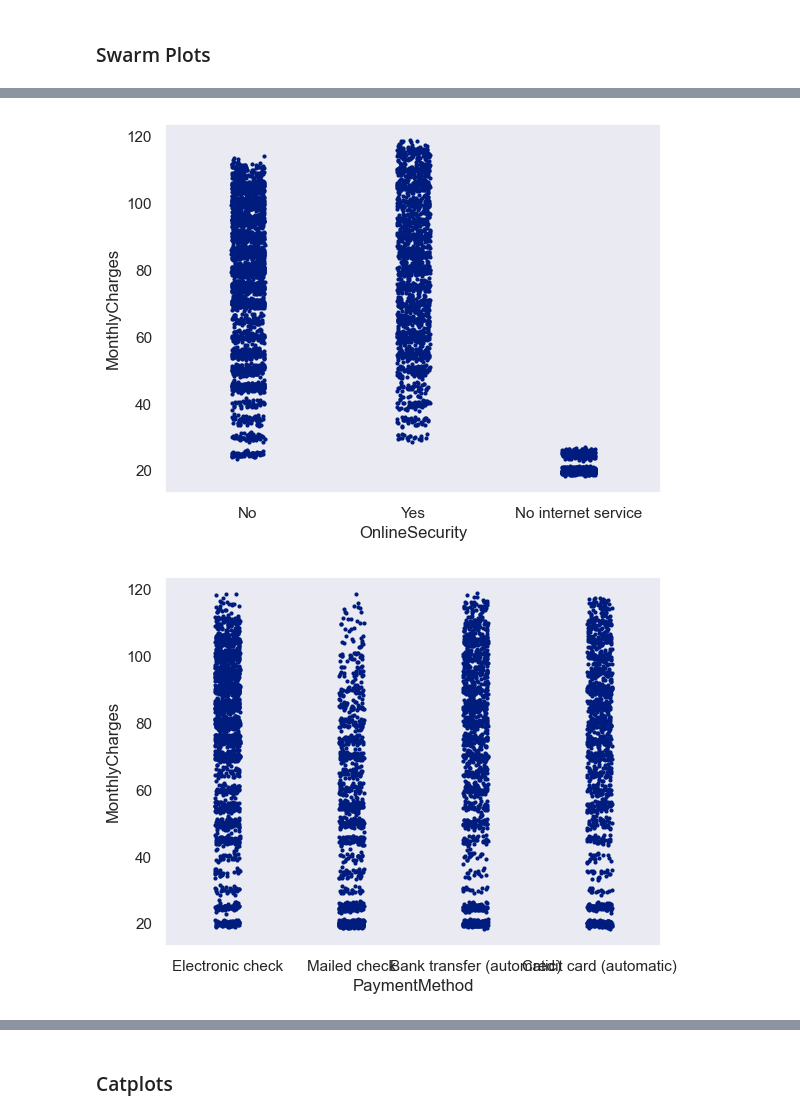
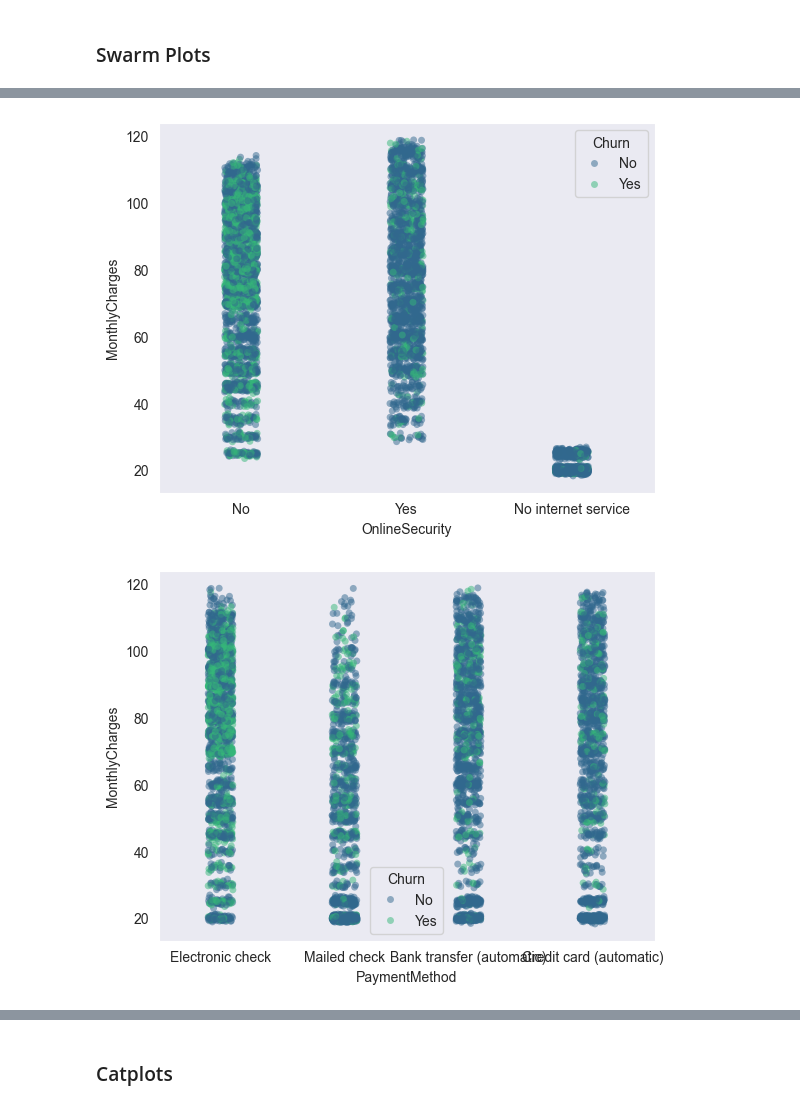
Before and after one commit to DerekSanchez/241117-Telco-Customer-Churn, a Jupyter notebook: notebooks/EDA.ipynb, the cells around one changed output, grey strips where cells are left out. Cells and saved outputs as stored; diff of their text form; code cells hidden in the pictures.

```diff
--- a/notebooks/EDA.ipynb
+++ b/notebooks/EDA.ipynb
@@ -472,6 +478,14 @@ sns.heatmap(contract_churn, annot = True, fmt = 'd', cmap = 'Blues')
 ### Swarm Plots
 # %%
 for col in relevant_cat_cols:
-    sns.stripplot(x = col, y ='MonthlyCharges', data = df, size = 3)
+    sns.stripplot(
+        x = col,
+        y ='MonthlyCharges',
+        hue = 'Churn',
+        data = df,
+        size = 5,
+        palette = 'viridis',
+        alpha = 0.5
+        )
     plt.show()
 # %% [output]
@@ -479,2 +493,2 @@ for col in relevant_cat_cols:
-[figure, old version]
+[figure, new version]
-[figure, old version]
+[figure, new version]
```
Also changed, not shown: parts of 20 cells of this notebook.
